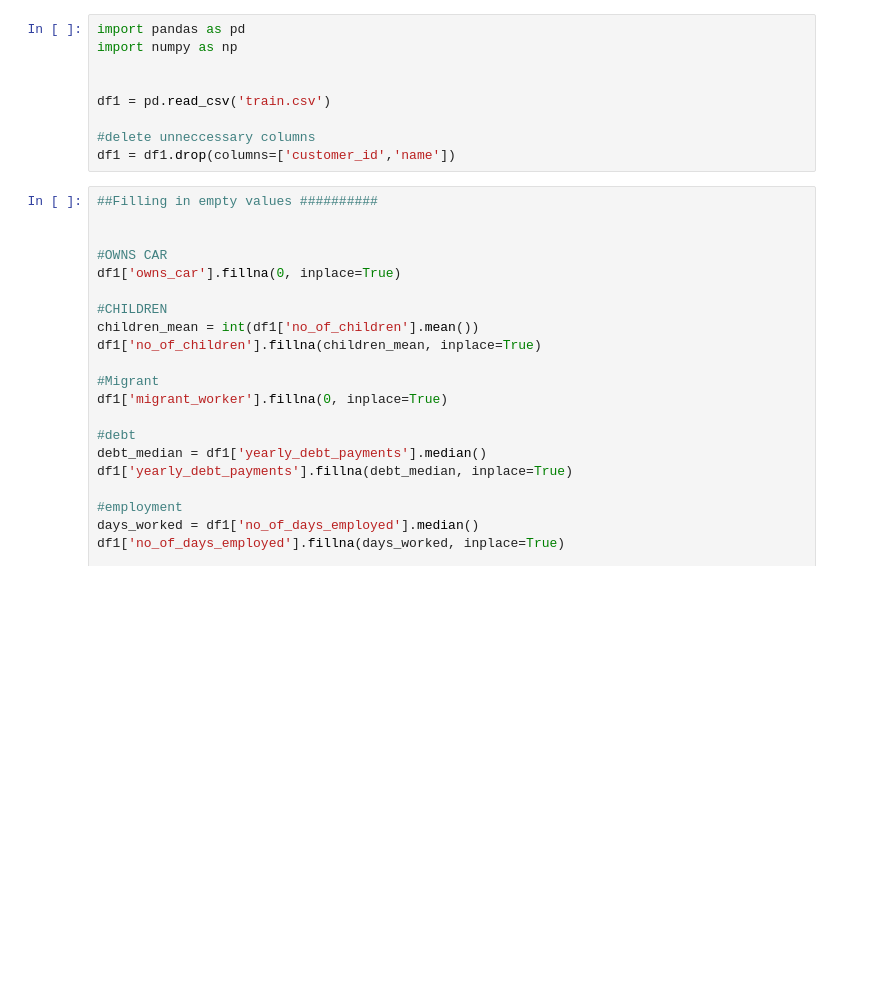
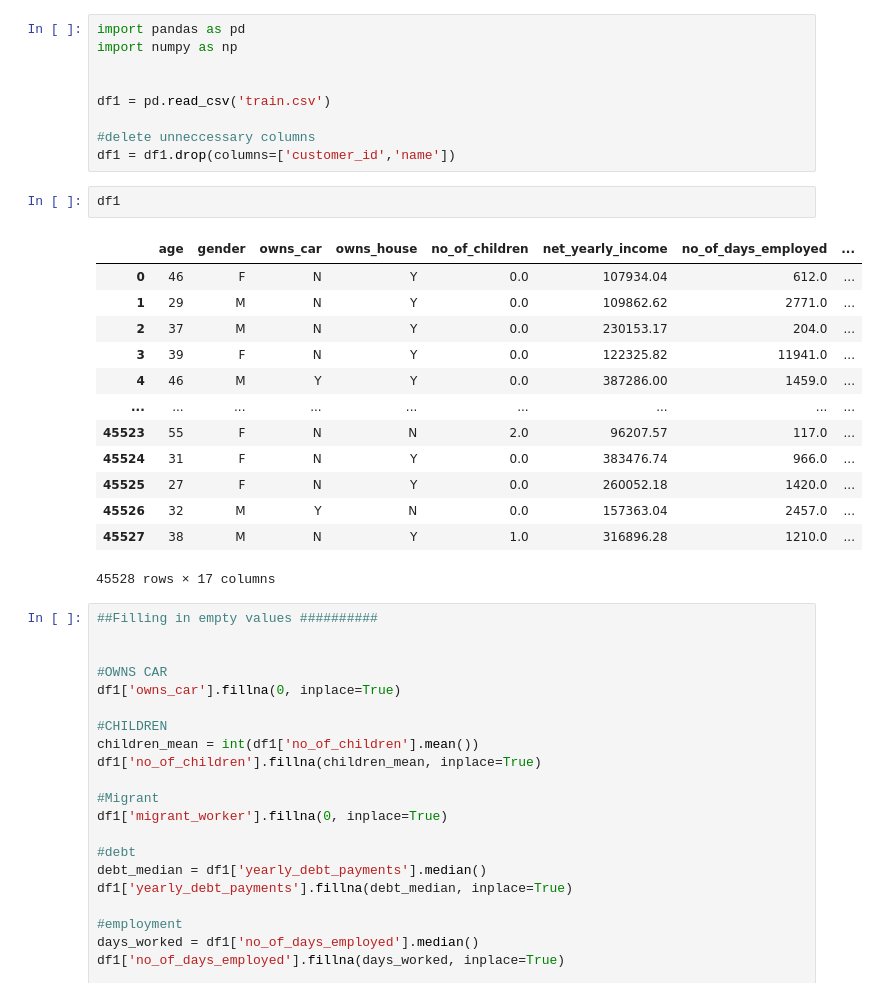
Before and after one commit to EMAT31530/ai-group-project-group-28, a Jupyter notebook: Cleaning the data/Cleaning the Data.ipynb, the cells around one changed output. Cells and saved outputs as stored; diff of their text form; blank space fills up the shorter version.

```diff
--- a/Cleaning the data/Cleaning the Data.ipynb
+++ b/Cleaning the data/Cleaning the Data.ipynb
@@ -7,6 +7,22 @@ df1 = pd.read_csv('train.csv')
 
 #delete unneccessary columns
 df1 = df1.drop(columns=['customer_id','name'])
+# %%
+df1
+# %% [output]
+|  | age | gender | owns_car | owns_house | no_of_children | net_yearly_income | no_of_days_employed | ... |
+| 0 | 46 | F | N | Y | 0.0 | 107934.04 | 612.0 | ... |
+| 1 | 29 | M | N | Y | 0.0 | 109862.62 | 2771.0 | ... |
+| 2 | 37 | M | N | Y | 0.0 | 230153.17 | 204.0 | ... |
+| 3 | 39 | F | N | Y | 0.0 | 122325.82 | 11941.0 | ... |
+| 4 | 46 | M | Y | Y | 0.0 | 387286.00 | 1459.0 | ... |
+| ... | ... | ... | ... | ... | ... | ... | ... | ... |
+| 45523 | 55 | F | N | N | 2.0 | 96207.57 | 117.0 | ... |
+| 45524 | 31 | F | N | Y | 0.0 | 383476.74 | 966.0 | ... |
+| 45525 | 27 | F | N | Y | 0.0 | 260052.18 | 1420.0 | ... |
+| 45526 | 32 | M | Y | N | 0.0 | 157363.04 | 2457.0 | ... |
+| 45527 | 38 | M | N | Y | 1.0 | 316896.28 | 1210.0 | ... |
+45528 rows × 17 columns
 # %%
 ##Filling in empty values ##########
 
```
Also changed, not shown: parts of 1 cell of this notebook, 6 other files.
